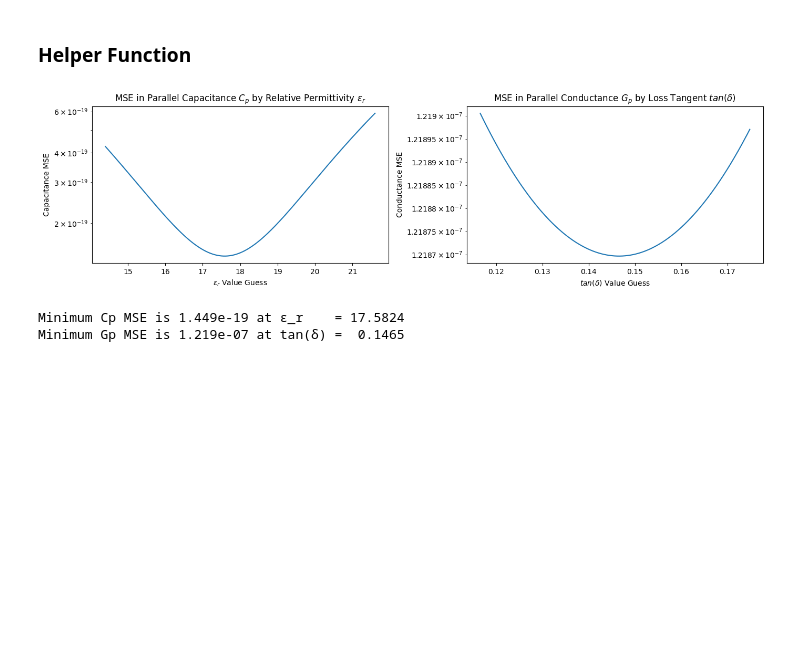
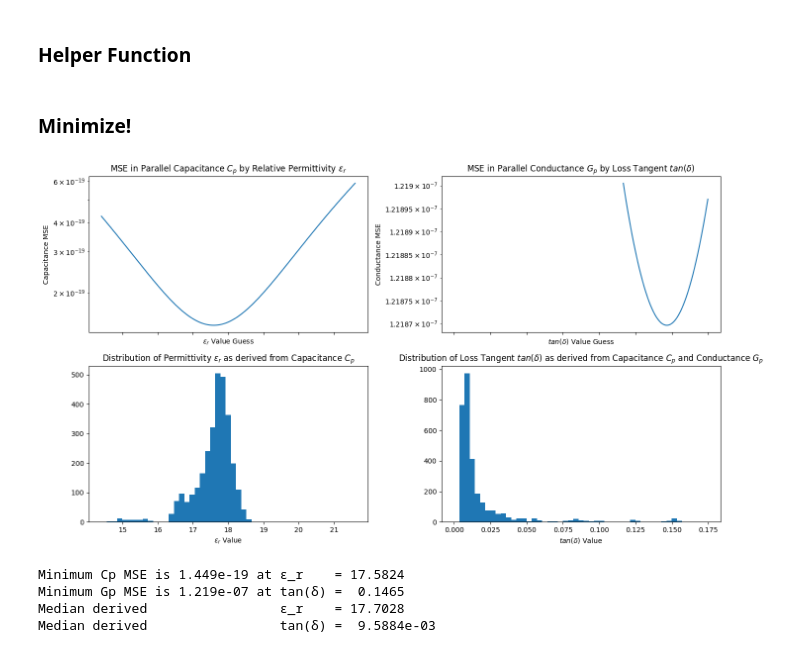
Before and after one commit to KevTheKoiFishy/SPC-MIM, a Jupyter notebook: CV_PROBE/Analysis/Eps_r_Estimate.ipynb, the cells around one changed output. Drawn from its saved outputs; the diff is of its cells as text; code cells hidden in the pictures; blank space fills up the shorter version.

Commit message:
📊 Distributions of Derived Permitivity and Loss Tan

```diff
--- a/CV_PROBE/Analysis/Eps_r_Estimate.ipynb
+++ b/CV_PROBE/Analysis/Eps_r_Estimate.ipynb
@@ -97,32 +97,54 @@ def calc_mse_losst (
     mse_total /= Cp_by_Measurement.iloc[:, 6:].size
 
     return mse_total, mse_by_diam
+# %% [markdown]
+### Minimize!
 # %%
 Cp_mse_by_eps_r = [calc_mse      (Cp_by_Measurement, get_expected_Cp_by_Diameter(er))[0] for er in eps_r_try]
 Gp_mse_by_losst = [calc_mse_losst(Cp_by_Measurement, Gp_by_Measurement, lt)[0]           for lt in losst_try]
+# %%
+Eps_r_derived = Cp_by_Measurement.iloc[:,6:].values * S * (1/(EPS_0)) * (1/np.pi) * (0.5 * 1e-6 * Cp_by_Measurement.loc[:,"cap_diam"].values.reshape(-1, 1))**-2
+Losst_derived = Gp_by_Measurement.iloc[:,6:].values / Cp_by_Measurement.iloc[:,6:].values * (1 / MEAS_FREQ_ANG)
 # %%
-fig, ax = plt.subplots(1, 2, figsize=(14, 4), sharex="col")
+fig, ax = plt.subplots(2, 2, figsize=(14, 8), sharex="col")
 
-ax[0].set_title("MSE in Parallel Capacitance $C_{p}$ by Relative Permittivity $\\epsilon_{r}$")
-ax[0].set_xlabel("$\\epsilon_{r}$ Value Guess")
-ax[0].set_ylabel("Capacitance MSE")
-ax[0].set_yscale("log")
-ax[0].plot(eps_r_try, Cp_mse_by_eps_r)
+ax[0, 0].set_title("MSE in Parallel Capacitance $C_{p}$ by Relative Permittivity $\\epsilon_{r}$")
+ax[0, 0].set_xlabel("$\\epsilon_{r}$ Value Guess")
+ax[0, 0].set_ylabel("Capacitance MSE")
+ax[0, 0].set_yscale("log")
+ax[0, 0].plot(eps_r_try, Cp_mse_by_eps_r)
 
-ax[1].set_title("MSE in Parallel Conductance $G_{p}$ by Loss Tangent $tan(\\delta)$")
-ax[1].set_xlabel("$tan(\\delta)$ Value Guess")
-ax[1].set_ylabel("Conductance MSE")
-ax[1].set_yscale("log")
-ax[1].plot(losst_try, Gp_mse_by_losst)
+ax[0, 1].set_title("MSE in Parallel Conductance $G_{p}$ by Loss Tangent $tan(\\delta)$")
+ax[0, 1].set_xlabel("$tan(\\delta)$ Value Guess")
+ax[0, 1].set_ylabel("Conductance MSE")
+ax[0, 1].set_yscale("log")
+ax[0, 1].plot(losst_try, Gp_mse_by_losst)
+
+ax[1, 0].set_title("Distribution of Permittivity $\\epsilon_{r}$ as derived from Capacitance $C_{p}$")
+ax[1, 0].set_xlabel("Frequency")
+ax[1, 0].set_xlabel("$\\epsilon_{r}$ Value")
+ax[1, 0].hist(Eps_r_derived.flatten().tolist(), bins=ER_SCAN_CENTER * (1 + np.linspace(-ER_SCAN_RANGE, ER_SCAN_RANGE, ER_SCAN_POINTS // 10)))
+
+ax[1, 1].set_title("Distribution of Loss Tangent $tan(\\delta)$ as derived from Capacitance $C_{p}$ and Conductance $G_{p}$")
+ax[1, 1].set_xlabel("Frequency")
+ax[1, 1].set_xlabel("$tan(\\delta)$ Value")
+ax[1, 1].hist(Losst_derived.flatten().tolist(), bins=np.linspace(0, LT_SCAN_CENTER * (1+LT_SCAN_RANGE), LT_SCAN_POINTS // 10))
+
 plt.tight_layout()
 # %% [output]
-[figure, old version]
+[figure, new version]
 # %%
 Cp_mse_min_i    = np.argmin(Cp_mse_by_eps_r)
 Gp_mse_min_i    = np.argmin(Gp_mse_by_losst)
-
 print(f"Minimum Cp MSE is {Cp_mse_by_eps_r[Cp_mse_min_i]:.3e} at ε_r    = {eps_r_try[Cp_mse_min_i]:.4f}")
 print(f"Minimum Gp MSE is {Gp_mse_by_losst[Gp_mse_min_i]:.3e} at tan(δ) =  {losst_try[Gp_mse_min_i]:.4f}")
+
+Eps_r_derived_med = np.median(Eps_r_derived)
+Losst_derived_med = np.median(Losst_derived)
+print(f"Median derived                 ε_r    = {Eps_r_derived_med:.4f}")
+print(f"Median derived                 tan(δ) =  {Losst_derived_med:.4e}")
 # %% [output]
 Minimum Cp MSE is 1.449e-19 at ε_r    = 17.5824
 Minimum Gp MSE is 1.219e-07 at tan(δ) =  0.1465
+Median derived                 ε_r    = 17.7028
+Median derived                 tan(δ) =  9.5884e-03
```
Also changed, not shown: 1 other file.
